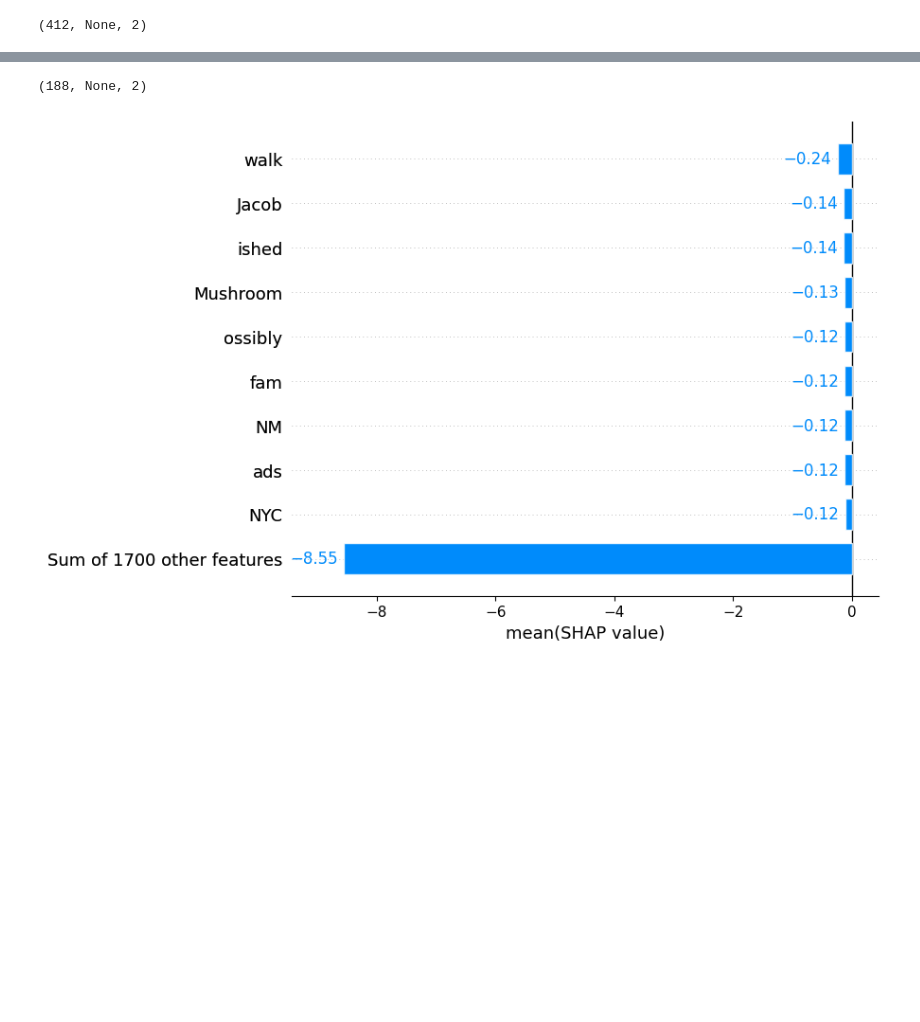
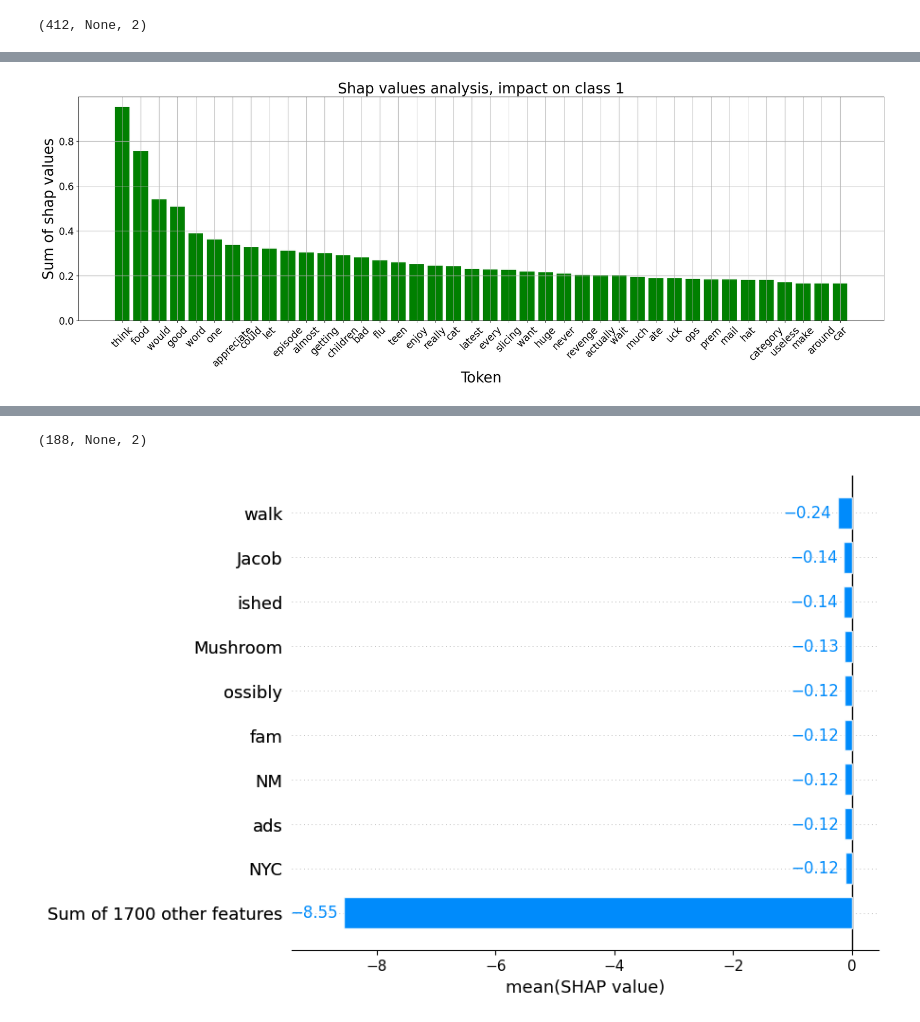
Before and after one commit to auro736/food_risk_MS_thesis, a Jupyter notebook: tasks/shap_new.ipynb, the cells around one changed output, grey strips where cells are left out. Saved outputs shown, nothing was run; the diff lists cells and outputs as text; code cells hidden in the pictures; blank space fills up the shorter version.

```diff
--- a/tasks/shap_new.ipynb
+++ b/tasks/shap_new.ipynb
@@ -120,0 +172,8 @@ shap_values.shape
+# %%
+token_dict_pos, token_dict_neg = token_dict(shap_values)
+
+sorted_pos = sorted(token_dict_pos.items(), key = lambda x:x[1], reverse = True)
+sorted_d_pos = dict(sorted_pos)
+
+sorted_neg = sorted(token_dict_neg.items(), key = lambda x:x[1], reverse = True)
+sorted_d_neg = dict(sorted_neg)
@@ -121 +183,17 @@ shap_values.shape
+# %%
+to_plot_pos = get_top_n(40,sorted_d_pos)
+# %%
+# CLASS 1
+plt.figure(figsize=(25,7))
+plt.bar(range(len(to_plot_pos)), list(to_plot_pos.values()), tick_label=list(to_plot_pos.keys()), color = 'green')
+plt.xticks(fontsize=17, rotation = 45)
+plt.yticks(fontsize=17)
+plt.title('Shap values analysis, impact on class 1', fontsize = 25)
+plt.xlabel('Token', fontsize = 25)
+plt.ylabel('Sum of shap values', fontsize = 25)
+plt.grid()
+# plt.savefig('/home/cc/rora_tesi_new/log/log_TRC/twitter-roberta-large-2022-154m/bertweet-seq/20_epoch/data/True_weight/42_seed/shap/shap_pred_1.png',bbox_inches='tight')
+plt.show()
+# %% [output]
+[figure, added]
 # %%
```
Also changed, not shown: parts of 14 cells of this notebook.
